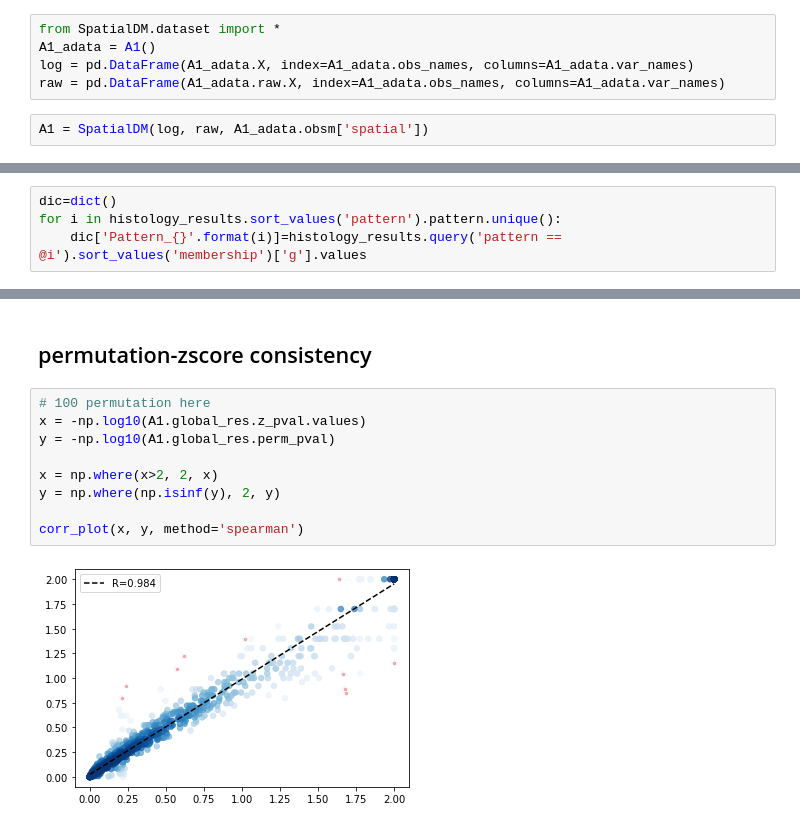
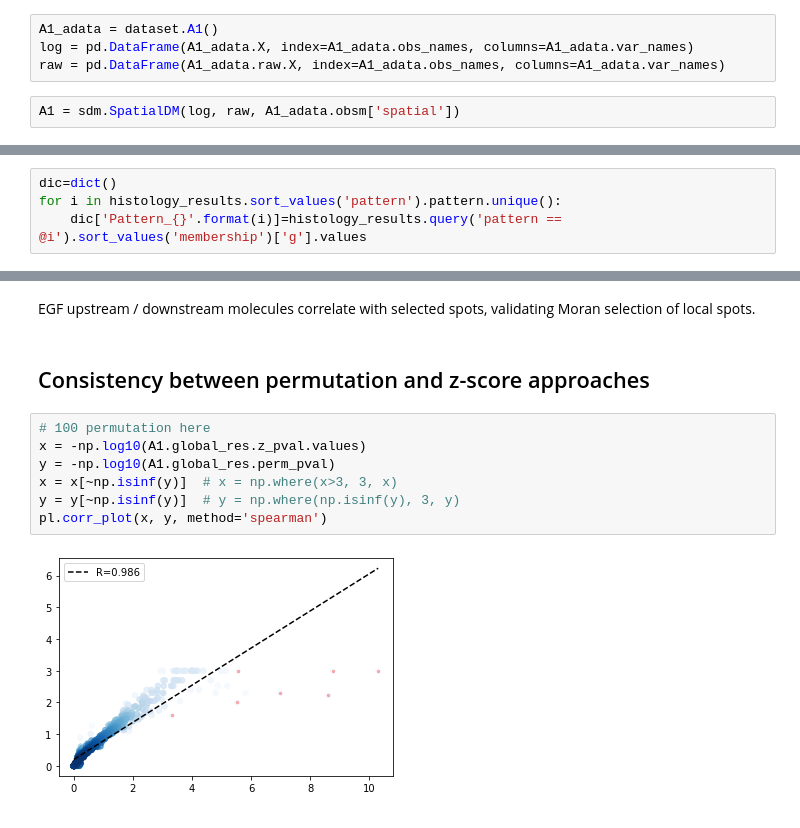
Before and after one commit to StatBiomed/SpatialDM, a Jupyter notebook: tutorial/intestine_A1.ipynb, the cells around one changed output, grey strips where cells are left out. Saved outputs shown, nothing was run; the diff lists cells and outputs as text.

```diff
--- a/tutorial/intestine_A1.ipynb
+++ b/tutorial/intestine_A1.ipynb
@@ -8,9 +25,8 @@ from SpatialDM.plottings import *
 # %%
-from SpatialDM.dataset import *
-A1_adata = A1()
+A1_adata = dataset.A1()
 log = pd.DataFrame(A1_adata.X, index=A1_adata.obs_names, columns=A1_adata.var_names)
 raw = pd.DataFrame(A1_adata.raw.X, index=A1_adata.obs_names, columns=A1_adata.var_names)
 # %%
-A1 = SpatialDM(log, raw, A1_adata.obsm['spatial'])
+A1 = sdm.SpatialDM(log, raw, A1_adata.obsm['spatial'])
 # %%
 A1.weight_matrix(l=75, cutoff=0.2, single_cell=False) # weight_matrix by rbf kernel
@@ -227,13 +179,13 @@ for i,m in enumerate(A1.exp.columns[A1.exp.columns.str.contains('MAPK')]):
+# %% [markdown]
+EGF upstream / downstream molecules correlate with selected spots, validating Moran selection of local spots.
 # %% [markdown]
-## permutation-zscore consistency
+## Consistency between permutation and z-score approaches
 # %%
 # 100 permutation here
 x = -np.log10(A1.global_res.z_pval.values)
 y = -np.log10(A1.global_res.perm_pval)
-
-x = np.where(x>2, 2, x)
-y = np.where(np.isinf(y), 2, y)
-
-corr_plot(x, y, method='spearman')
+x = x[~np.isinf(y)]  # x = np.where(x>3, 3, x)
+y = y[~np.isinf(y)]  # y = np.where(np.isinf(y), 3, y)
+pl.corr_plot(x, y, method='spearman')
 # %% [output]
-[figure, old version]
+[figure, new version]
```
Also changed, not shown: parts of 40 cells of this notebook, 10 other files.
